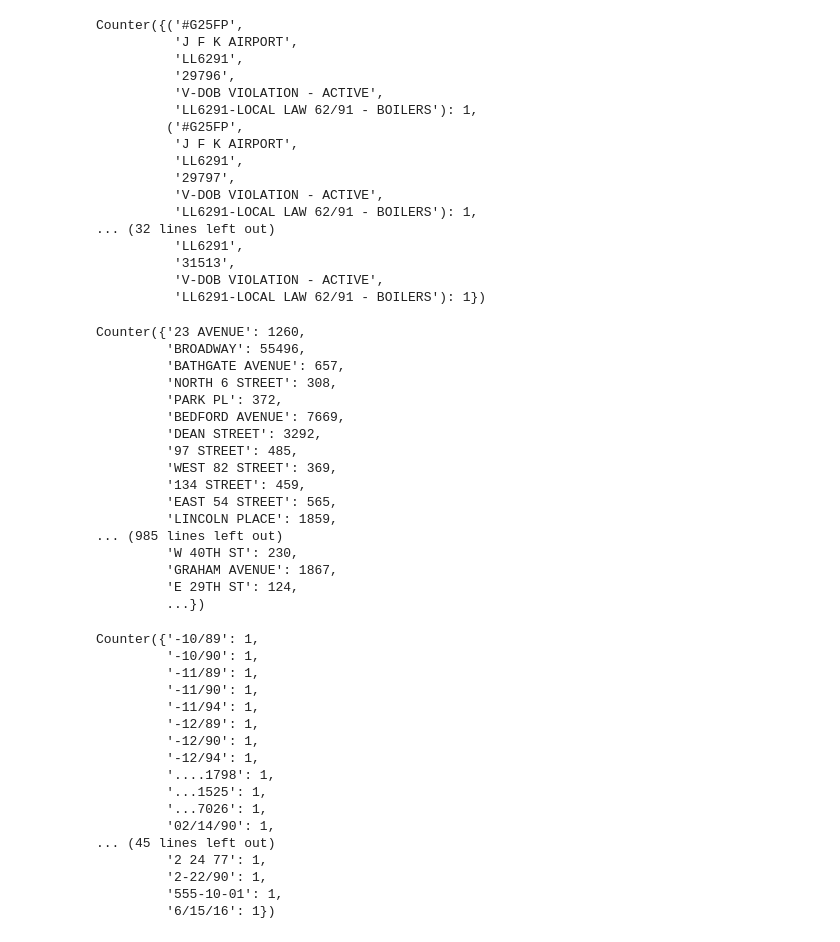
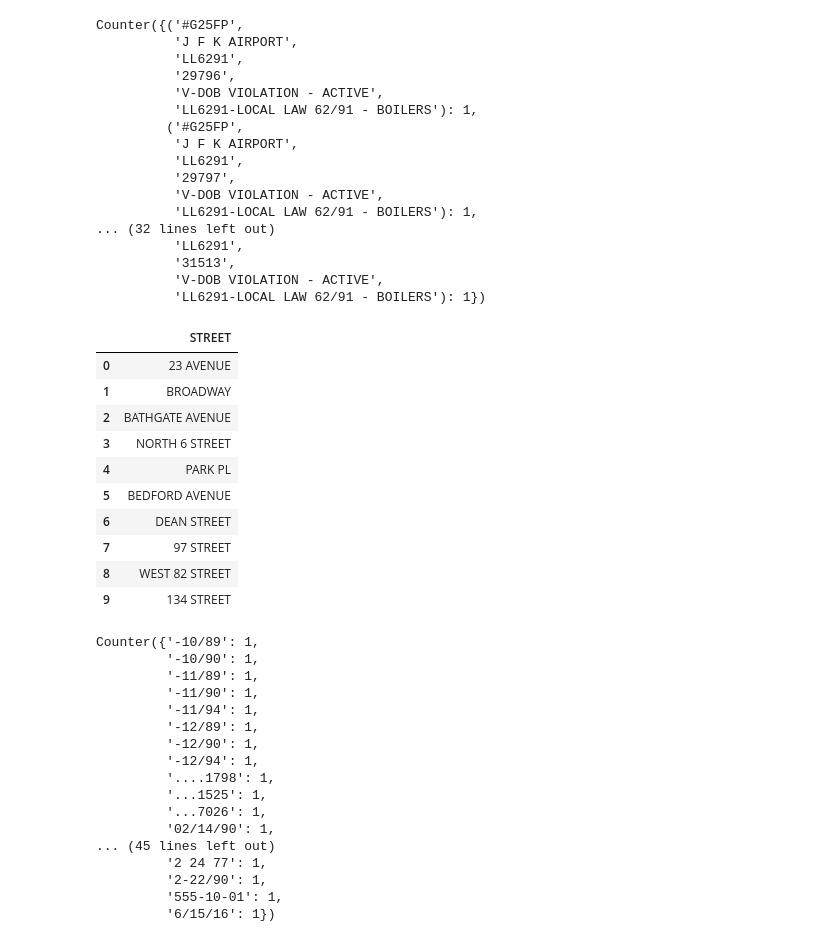
Before and after one commit to LYX0429/Big-Data-Group02, a Jupyter notebook: Big_Data_Project_part_2.ipynb, the cells around one changed output. Saved outputs shown, nothing was run; the diff lists cells and outputs as text; code cells hidden in the pictures.

```diff
--- a/Big_Data_Project_part_2.ipynb
+++ b/Big_Data_Project_part_2.ipynb
@@ -159,25 +159,19 @@ Counter({('#G25FP',
           'V-DOB VIOLATION - ACTIVE',
           'LL6291-LOCAL LAW 62/91 - BOILERS'): 1})
 # %%
-ds.select('STREET').distinct()
+ds.select('STREET').head()
 # %% [output]
-Counter({'23 AVENUE': 1260,
-         'BROADWAY': 55496,
-         'BATHGATE AVENUE': 657,
-         'NORTH 6 STREET': 308,
-         'PARK PL': 372,
-         'BEDFORD AVENUE': 7669,
-         'DEAN STREET': 3292,
-         '97 STREET': 485,
-         'WEST 82 STREET': 369,
-         '134 STREET': 459,
-         'EAST 54 STREET': 565,
-         'LINCOLN PLACE': 1859,
-... (985 lines left out)
-         'W 40TH ST': 230,
-         'GRAHAM AVENUE': 1867,
-         'E 29TH ST': 124,
-         ...})
+|  | STREET |
+| 0 | 23 AVENUE |
+| 1 | BROADWAY |
+| 2 | BATHGATE AVENUE |
+| 3 | NORTH 6 STREET |
+| 4 | PARK PL |
+| 5 | BEDFORD AVENUE |
+| 6 | DEAN STREET |
+| 7 | 97 STREET |
+| 8 | WEST 82 STREET |
+| 9 | 134 STREET |
 # %%
 ds.select('VIOLATION_NUMBER').filter(IsDatetime('VIOLATION_NUMBER')).distinct()
 # %% [output]
```
Also changed, not shown: parts of 13 cells of this notebook.
